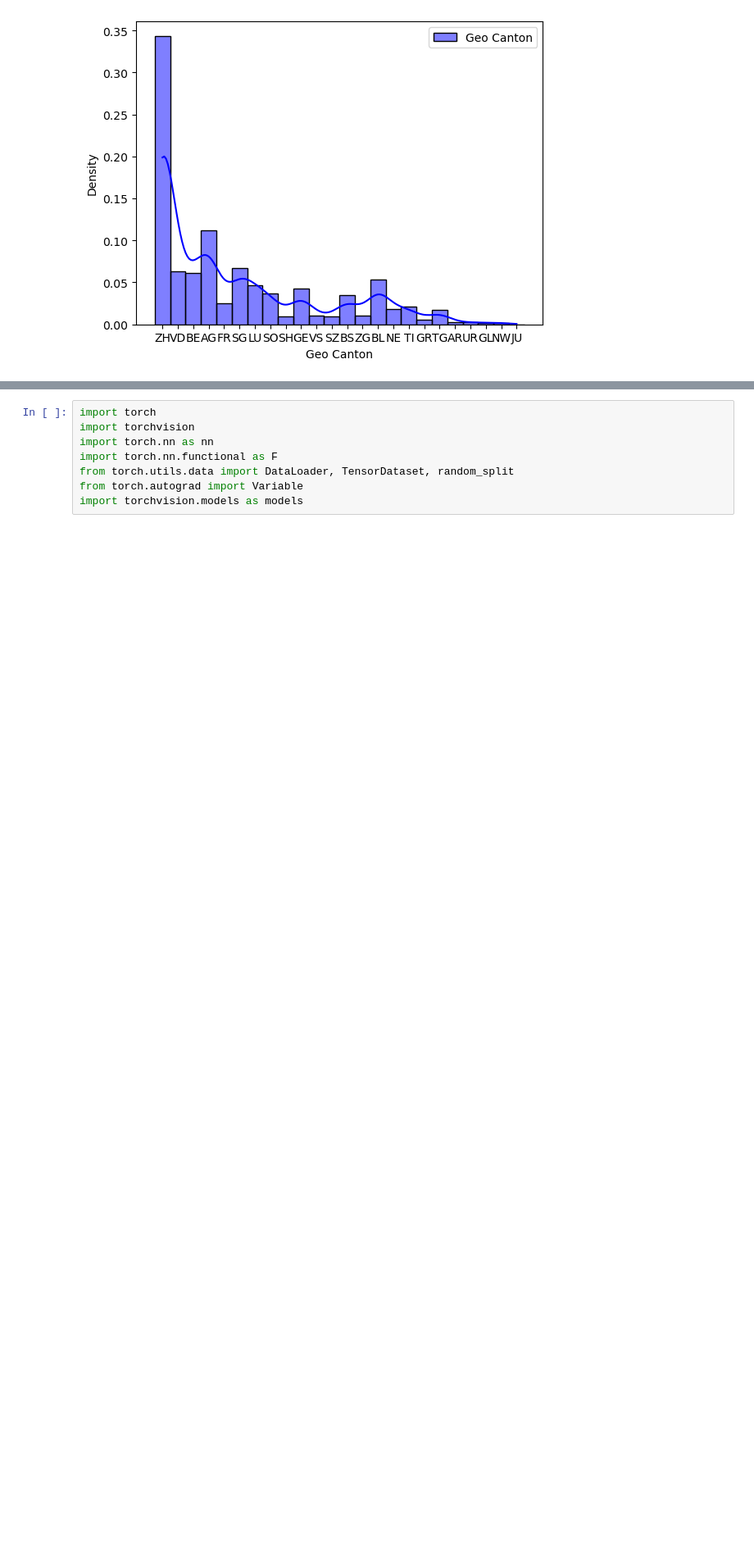
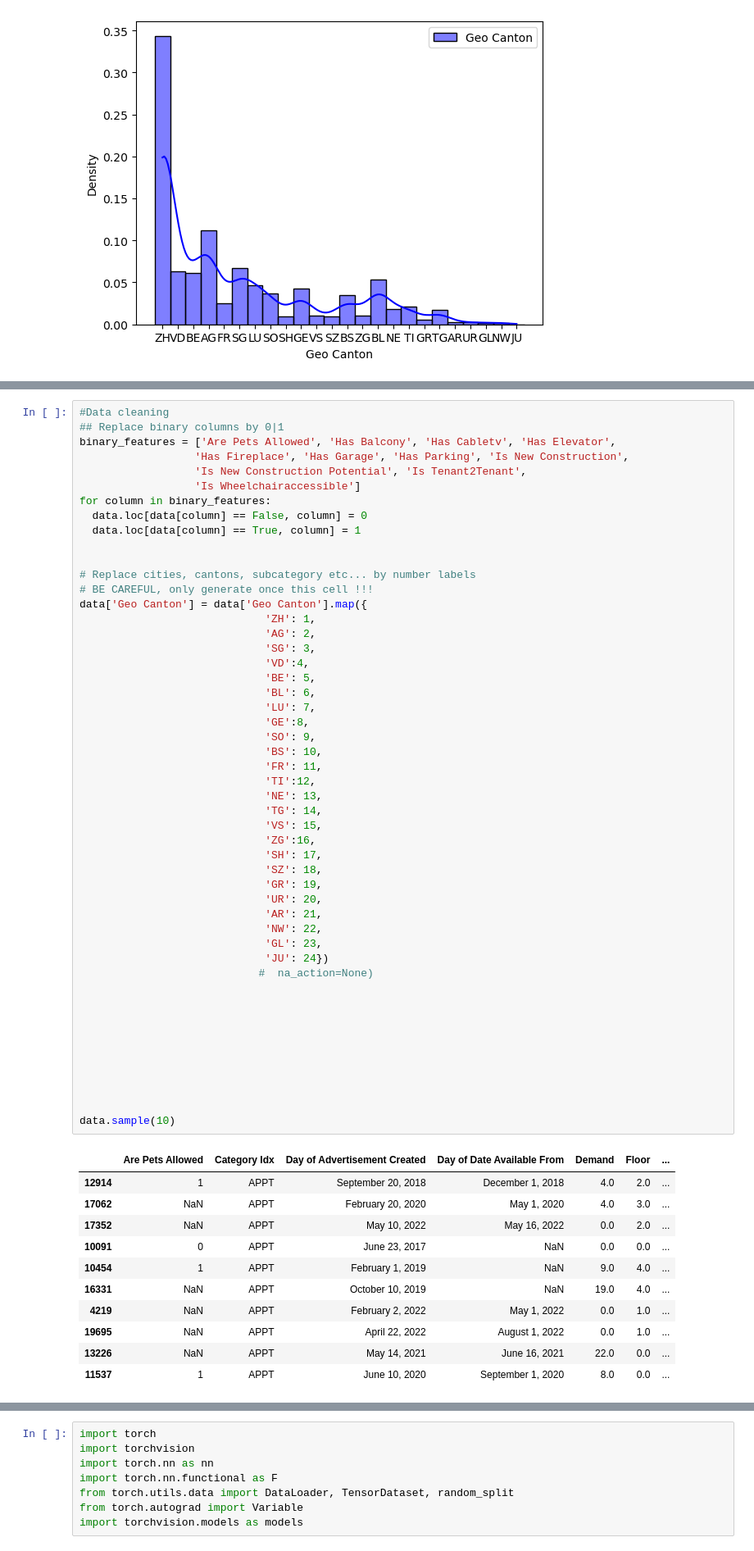
Before and after one commit to Germouche/ml-project, a Jupyter notebook: run.ipynb, the cells around one changed output, grey strips where cells are left out. Shown at 82% size. Cells and saved outputs as stored; diff of their text form; blank space fills up the shorter version.

```diff
--- a/run.ipynb
+++ b/run.ipynb
@@ -134,0 +111,62 @@ plt.show()
+# %%
+#Data cleaning
+## Replace binary columns by 0|1
+binary_features = ['Are Pets Allowed', 'Has Balcony', 'Has Cabletv', 'Has Elevator',
+                  'Has Fireplace', 'Has Garage', 'Has Parking', 'Is New Construction',
+                  'Is New Construction Potential', 'Is Tenant2Tenant',
+                  'Is Wheelchairaccessible']
+for column in binary_features:
+  data.loc[data[column] == False, column] = 0
+  data.loc[data[column] == True, column] = 1
+
+
+# Replace cities, cantons, subcategory etc... by number labels
+# BE CAREFUL, only generate once this cell !!!
+data['Geo Canton'] = data['Geo Canton'].map({
+                             'ZH': 1,
+                             'AG': 2,
+                             'SG': 3,
+                             'VD':4,
+                             'BE': 5,
+                             'BL': 6,
+                             'LU': 7,
+                             'GE':8,
+                             'SO': 9,
+                             'BS': 10,
+                             'FR': 11,
+                             'TI':12,
+                             'NE': 13,
+                             'TG': 14,
+                             'VS': 15,
+                             'ZG':16,
+                             'SH': 17,
+                             'SZ': 18,
+                             'GR': 19,
+                             'UR': 20,
+                             'AR': 21,
+                             'NW': 22,
+                             'GL': 23,
+                             'JU': 24})
+                            #  na_action=None)
+
+
+
+
+
+
+
+
+
+data.sample(10)
+# %% [output]
+|  | Are Pets Allowed | Category Idx | Day of Advertisement Created | Day of Date Available From | Demand | Floor | ... |
+| 12914 | 1 | APPT | September 20, 2018 | December 1, 2018 | 4.0 | 2.0 | ... |
+| 17062 | NaN | APPT | February 20, 2020 | May 1, 2020 | 4.0 | 3.0 | ... |
+| 17352 | NaN | APPT | May 10, 2022 | May 16, 2022 | 0.0 | 2.0 | ... |
+| 10091 | 0 | APPT | June 23, 2017 | NaN | 0.0 | 0.0 | ... |
+| 10454 | 1 | APPT | February 1, 2019 | NaN | 9.0 | 4.0 | ... |
+| 16331 | NaN | APPT | October 10, 2019 | NaN | 19.0 | 4.0 | ... |
+| 4219 | NaN | APPT | February 2, 2022 | May 1, 2022 | 0.0 | 1.0 | ... |
+| 19695 | NaN | APPT | April 22, 2022 | August 1, 2022 | 0.0 | 1.0 | ... |
+| 13226 | NaN | APPT | May 14, 2021 | June 16, 2021 | 22.0 | 0.0 | ... |
+| 11537 | 1 | APPT | June 10, 2020 | September 1, 2020 | 8.0 | 0.0 | ... |
```
Also changed, not shown: parts of 32 cells of this notebook.
